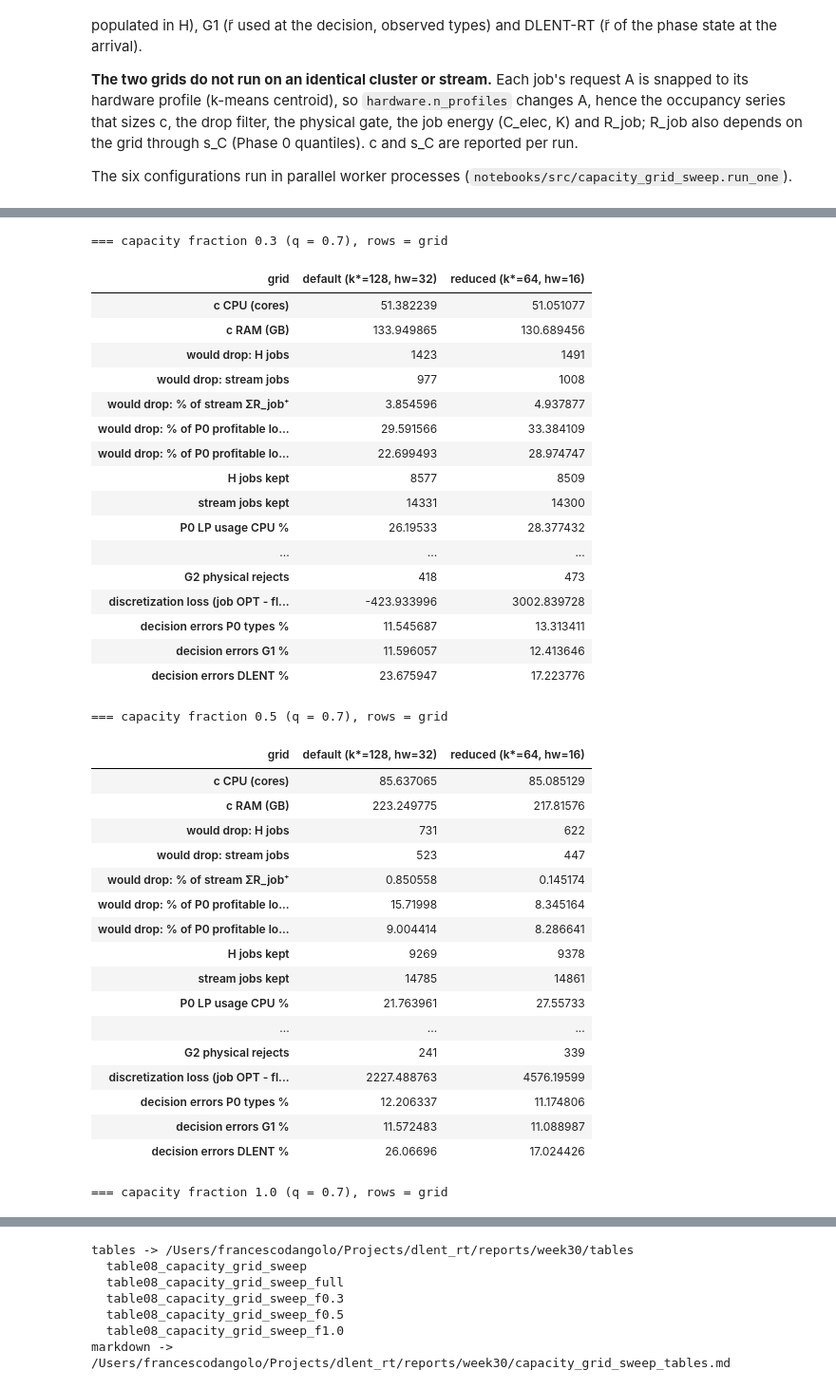
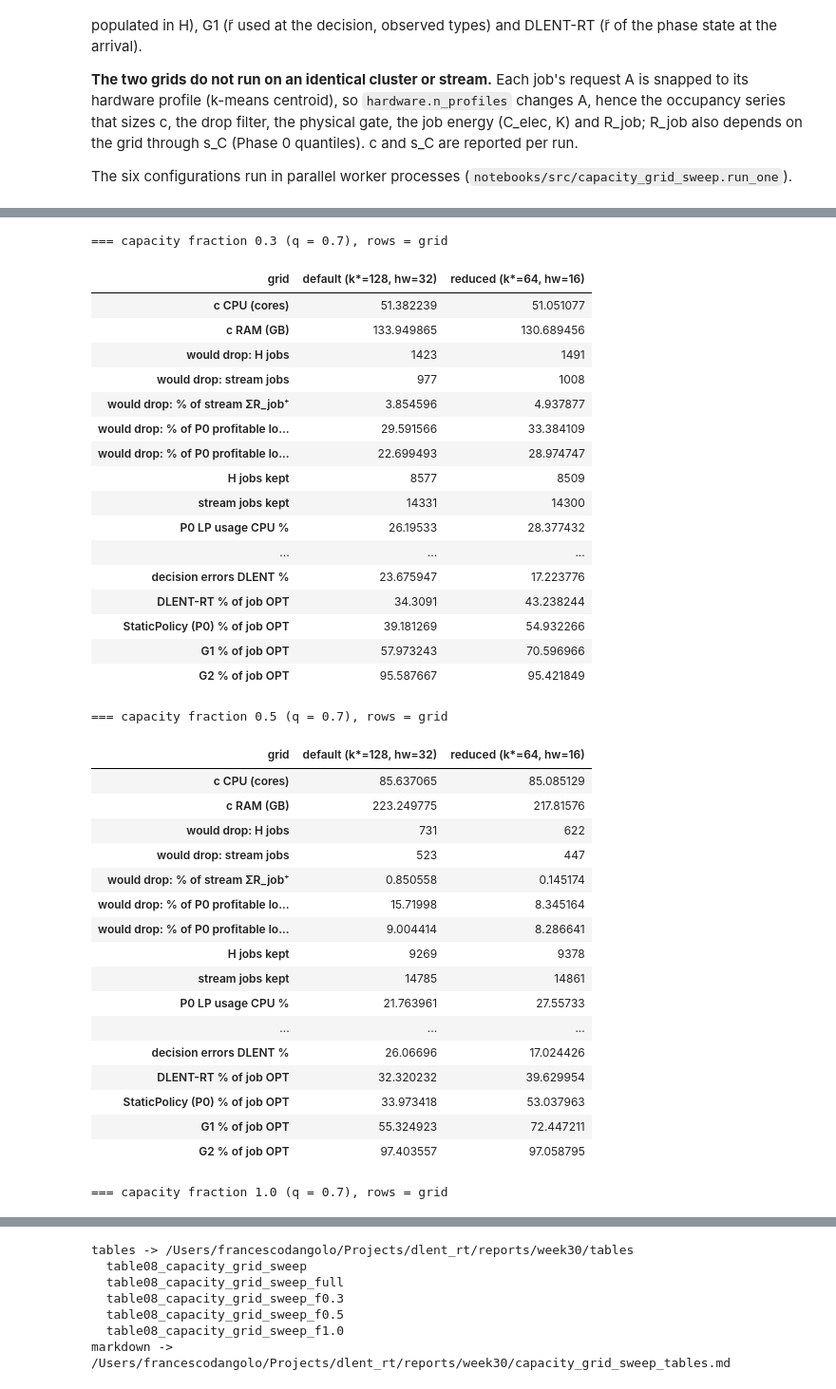
Before and after one commit to dangolofrancesco/dlent_rt, a Jupyter notebook: notebooks/03_main_algorithm_analysis.ipynb, the cells around one changed output, grey strips where cells are left out. Shown at 95% size. Saved outputs shown, nothing was run; the diff lists cells and outputs as text; code cells hidden in the pictures.

```diff
--- a/notebooks/03_main_algorithm_analysis.ipynb
+++ b/notebooks/03_main_algorithm_analysis.ipynb
@@ -19,3 +24,19 @@ Data: real trace only, `data/batch_may2019_30k.csv` + `data/grid_data_may_2019.c
 Fewer scales for a quick run: `DLENT_SCALES=1.0`.
 # %% [markdown]
 ## Section 0: Setup and configuration
+# %%
+# RUN MARKER: which code and which config produced the numbers of this notebook
+import subprocess
+from pathlib import Path
+_ROOT = next(p for p in [Path.cwd(), *Path.cwd().parents] if (p / "dlent_rt").is_dir())
+def _git(*a):
+    return subprocess.check_output(["git", "-C", str(_ROOT), *a], text=True).strip()
+GIT_COMMIT = _git("rev-parse", "HEAD")
+YAML_BLOB = _git("rev-parse", "HEAD:configs/default.yaml")
+YAML_WORKING_COPY_EDITED = bool(_git("status", "--porcelain", "--", "configs/default.yaml"))
+CONFIG_PATH = _ROOT / "configs" / "_nb03_committed.yaml"
+print(f"NB03 RUN MARKER  commit={GIT_COMMIT}  configs/default.yaml blob={YAML_BLOB}")
+print(f"config: {CONFIG_PATH} (= git show HEAD:configs/default.yaml; temporary, deleted after loading)")
+print(f"working-copy configs/default.yaml edited: {YAML_WORKING_COPY_EDITED} (not used)")
+import time as _time
+print(f"run started: {_time.strftime('%Y-%m-%d %H:%M:%S')}")
@@ -72,7 +98,13 @@ for _p in (BATCH_CSV, GRID_CSV):
     if not _p.is_file():
         raise FileNotFoundError(f"required input not found: {_p}")
 
-cfg = apply_overrides(default_config(), {"data.batch_csv": str(BATCH_CSV), "data.grid_csv": str(GRID_CSV)})
+# the COMMITTED configs/default.yaml (see the run marker above), through a temporary file deleted after loading
+CONFIG_PATH.write_text(_git("show", "HEAD:configs/default.yaml") + "\n")
+try:
+    cfg_committed = load_config(CONFIG_PATH)
+finally:
+    CONFIG_PATH.unlink()
+cfg = apply_overrides(cfg_committed, {"data.batch_csv": str(BATCH_CSV), "data.grid_csv": str(GRID_CSV)})
 BASE = apply_overrides(cfg, {"bid.sigma": 0.3})
 # Notebook-only guard: the analysis is run with n0 = 10,000 (|stream| = 15,308), the value configs/default.yaml
 # currently has; if the YAML changes, this override keeps the notebook on the same H/stream split.
@@ -1355,38 +1387,41 @@ cols = {
     "dec_err_P0_pct": "decision errors P0 types %", "dec_err_G1_pct": "decision errors G1 %",
     "dec_err_DLENT_pct": "decision errors DLENT %",
 }
 SW_TAB = SW_DF[list(cols)].rename(columns=cols)
+for _k, _n in POLS:                                       # R as % of the job OPT of the same configuration
+    SW_TAB[f"{_n} % of job OPT"] = 100 * SW_TAB[f"R {_n} $"] / SW_TAB["R job OPT (MILP) $"]
 for f in SWEEP_FRACTIONS:
     print(f"\n=== capacity fraction {f} (q = {SWEEP_Q}), rows = grid")
     display(SW_TAB.loc[f].T)
 
 SUMMARY_COLS = ["c CPU (cores)", "c RAM (GB)", "would drop: stream jobs", "tau_0 CPU", "tau_0 RAM", "phases",
                 "end timeout", "end test1", "end test2", "end test3", "end horizon", "phases with tau>0",
                 "R DLENT-RT $", "R StaticPolicy (P0) $", "R G1 $", "R G2 $", "R fluid OPT $", "R job OPT (MILP) $",
                 "DLENT-RT % of fluid", "StaticPolicy (P0) % of fluid", "G1 % of fluid", "G2 % of fluid",
+                "DLENT-RT % of job OPT", "StaticPolicy (P0) % of job OPT", "G1 % of job OPT", "G2 % of job OPT",
                 "discretization loss (job OPT - fluid) $", "decision errors P0 types %", "decision errors G1 %",
                 "H jobs per populated type", "MILP gap"]
 SW_SUM = SW_TAB[SUMMARY_COLS]
 display(SW_SUM)
 # %% [output]
 === capacity fraction 0.3 (q = 0.7), rows = grid
 | grid | default (k*=128, hw=32) | reduced (k*=64, hw=16) |
 | c CPU (cores) | 51.382239 | 51.051077 |
 | c RAM (GB) | 133.949865 | 130.689456 |
 | would drop: H jobs | 1423 | 1491 |
 | would drop: stream jobs | 977 | 1008 |
 | would drop: % of stream ΣR_job⁺ | 3.854596 | 4.937877 |
 | would drop: % of P0 profitable lo... | 29.591566 | 33.384109 |
 | would drop: % of P0 profitable lo... | 22.699493 | 28.974747 |
 | H jobs kept | 8577 | 8509 |
 | stream jobs kept | 14331 | 14300 |
 | P0 LP usage CPU % | 26.19533 | 28.377432 |
 | ... | ... | ... |
-| G2 physical rejects | 418 | 473 |
-| discretization loss (job OPT - fl... | -423.933996 | 3002.839728 |
-| decision errors P0 types % | 11.545687 | 13.313411 |
-| decision errors G1 % | 11.596057 | 12.413646 |
 | decision errors DLENT % | 23.675947 | 17.223776 |
+| DLENT-RT % of job OPT | 34.3091 | 43.238244 |
+| StaticPolicy (P0) % of job OPT | 39.181269 | 54.932266 |
+| G1 % of job OPT | 57.973243 | 70.596966 |
+| G2 % of job OPT | 95.587667 | 95.421849 |
 === capacity fraction 0.5 (q = 0.7), rows = grid
 | grid | default (k*=128, hw=32) | reduced (k*=64, hw=16) |
 | c CPU (cores) | 85.637065 | 85.085129 |
@@ -1400,11 +1435,11 @@ display(SW_SUM)
 | stream jobs kept | 14785 | 14861 |
 | P0 LP usage CPU % | 21.763961 | 27.55733 |
 | ... | ... | ... |
-| G2 physical rejects | 241 | 339 |
-| discretization loss (job OPT - fl... | 2227.488763 | 4576.19599 |
-| decision errors P0 types % | 12.206337 | 11.174806 |
-| decision errors G1 % | 11.572483 | 11.088987 |
 | decision errors DLENT % | 26.06696 | 17.024426 |
+| DLENT-RT % of job OPT | 32.320232 | 39.629954 |
+| StaticPolicy (P0) % of job OPT | 33.973418 | 53.037963 |
+| G1 % of job OPT | 55.324923 | 72.447211 |
+| G2 % of job OPT | 97.403557 | 97.058795 |
 === capacity fraction 1.0 (q = 0.7), rows = grid
 | grid | default (k*=128, hw=32) | reduced (k*=64, hw=16) |
 | c CPU (cores) | 171.274131 | 170.170257 |
```
Also changed, not shown: parts of 16 cells of this notebook, 3 other files.
